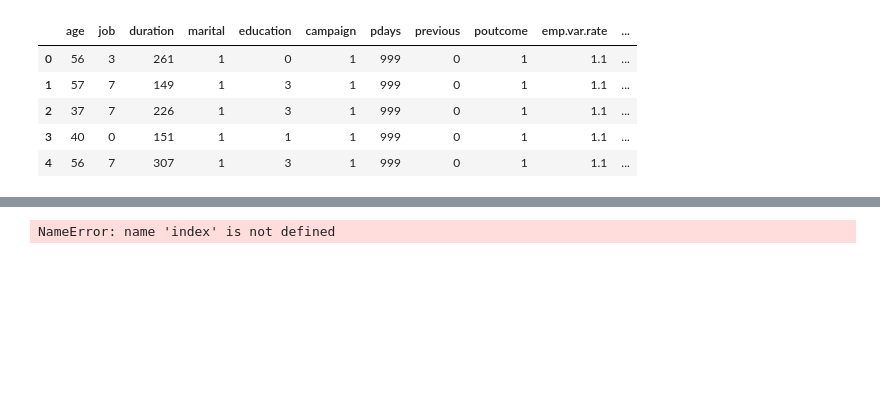
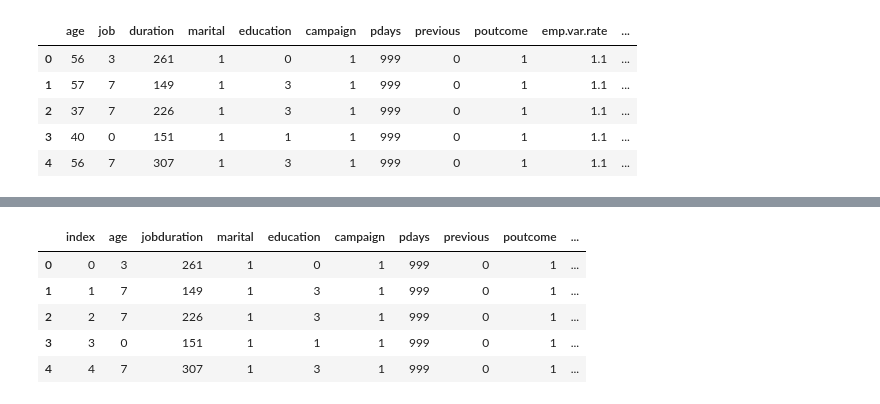
Before and after one commit to dipanjan123/Capstone_project2, a Jupyter notebook: Capstone2-ML.ipynb, the cells around one changed output, grey strips where cells are left out. Cells and saved outputs as stored; diff of their text form; code cells hidden in the pictures; blank space fills up the shorter version.

```diff
--- a/Capstone2-ML.ipynb
+++ b/Capstone2-ML.ipynb
@@ -763,5 +775,11 @@ data.head()
 # %%
-df_new = pd.merge_ordered(data, df_pca, how='outer',on= index)
+df_new = pd.merge_ordered(data, df_pca, how='outer',on= 'index')
+df_new.head()
 # %% [output]
-NameError: name 'index' is not defined
+|  | index | age | jobduration | marital | education | campaign | pdays | previous | poutcome | ... |
+| 0 | 0 | 3 | 261 | 1 | 0 | 1 | 999 | 0 | 1 | ... |
+| 1 | 1 | 7 | 149 | 1 | 3 | 1 | 999 | 0 | 1 | ... |
+| 2 | 2 | 7 | 226 | 1 | 3 | 1 | 999 | 0 | 1 | ... |
+| 3 | 3 | 0 | 151 | 1 | 1 | 1 | 999 | 0 | 1 | ... |
+| 4 | 4 | 7 | 307 | 1 | 3 | 1 | 999 | 0 | 1 | ... |
 # %%
```
Also changed, not shown: parts of 4 cells of this notebook.
